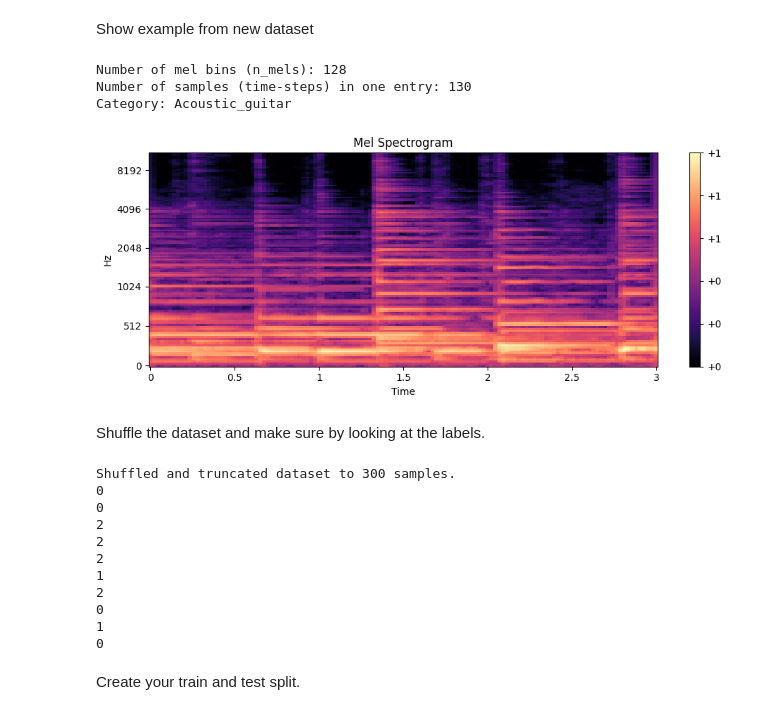
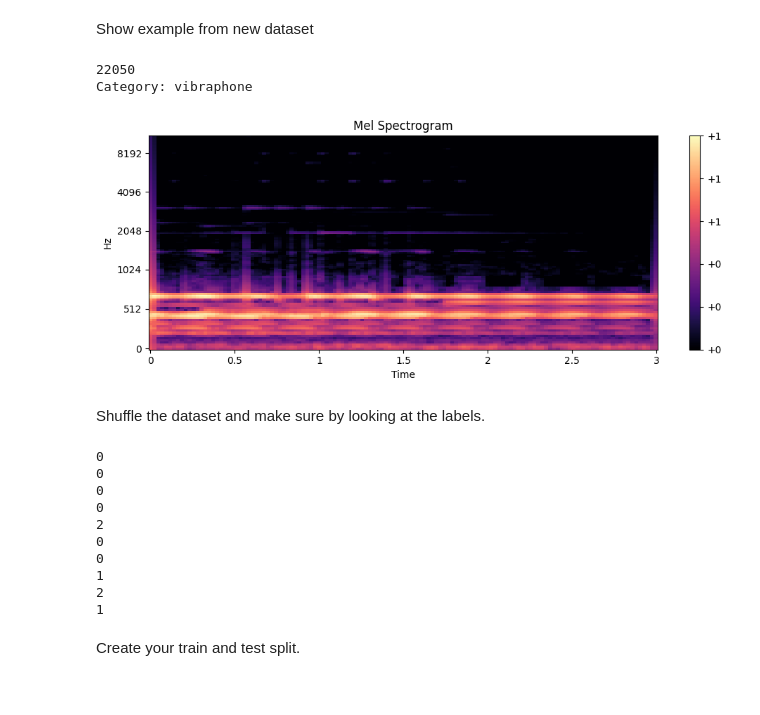
Before and after one commit to pedmur/AIS7, a Jupyter notebook: FinalAssignment/FinalFantasy(semester)VII.ipynb, the cells around one changed output. Drawn from its saved outputs; the diff is of its cells as text; code cells hidden in the pictures.

```diff
--- a/FinalAssignment/FinalFantasy(semester)VII.ipynb
+++ b/FinalAssignment/FinalFantasy(semester)VII.ipynb
@@ -8,8 +8,9 @@ import matplotlib.pyplot as plt
 import os
 import cv2
 import librosa
+import math
 
-#DATADIR = 'music_dataset'
-DATADIR = "../Haakons_testfolder/instrument_set"
-print(DATADIR)
-CATEGORIES = ['Acoustic_guitar', 'Drum_set', 'vibraphone']
+DATADIR = "sound_database"
+CATEGORIES = ['Claps', 'Keyboard', 'Keys']
+snippet_length = 3 #seconds     # X resolution of the spectrograms (basically image width) depends on sampling rate
+N_MELS = 128                    # Y resolution of the spectrograms (basically image height)
@@ -89,34 +180,30 @@ print(len(dataset))
 # %% [markdown]
 Show example from new dataset
 # %%
-CHOSEN_EXAMPLE = 141
+CHOSEN_EXAMPLE = 1501
 
-spec_tensor = dataset[CHOSEN_EXAMPLE][0]  # shape: ( n_mels, time_steps, 1)
-n_mels, time_steps, channels = spec_tensor.shape
-print("Number of mel bins (n_mels):", n_mels)
-print("Number of samples (time-steps) in one entry:", time_steps)
+print(dataset[0][2])
 print("Category: " + CATEGORIES[dataset[CHOSEN_EXAMPLE][1]])
 
 # Remove batch and channel dimensions
 spec = dataset[CHOSEN_EXAMPLE][0]
-spec = spec[:, :, 0]
+spec = spec[0, :, :, 0]
 
 plt.figure(figsize=(10, 4))
 librosa.display.specshow(
     spec,
     x_axis="time",
     y_axis="mel",
     sr=dataset[CHOSEN_EXAMPLE][2]
 )
 plt.colorbar(format="%+2.0f")
 plt.title("Mel Spectrogram")
 plt.tight_layout()
 plt.show()
 # %% [output]
-Number of mel bins (n_mels): 128
-Number of samples (time-steps) in one entry: 130
-Category: Acoustic_guitar
+22050
+Category: vibraphone
-[figure, old version]
+[figure, new version]
 # %% [markdown]
 Shuffle the dataset and make sure by looking at the labels.
 # %%
@@ -124,25 +211,19 @@ import random
 
 random.shuffle(dataset)
 
-# choose an arbitrary size and truncate
-MAX_SAMPLES = 9000
-dataset = dataset[:MAX_SAMPLES]
-print(f"Shuffled and truncated dataset to {len(dataset)} samples.")
-
 for sample in dataset[:10]:
     print(sample[1])
 # %% [output]
-Shuffled and truncated dataset to 300 samples.
+0
+0
 0
 0
 2
-2
+0
+0
+1
 2
 1
-2
-0
-1
-0
 # %% [markdown]
 Create your train and test split.
 # %%
```
Also changed, not shown: parts of 16 cells of this notebook.
